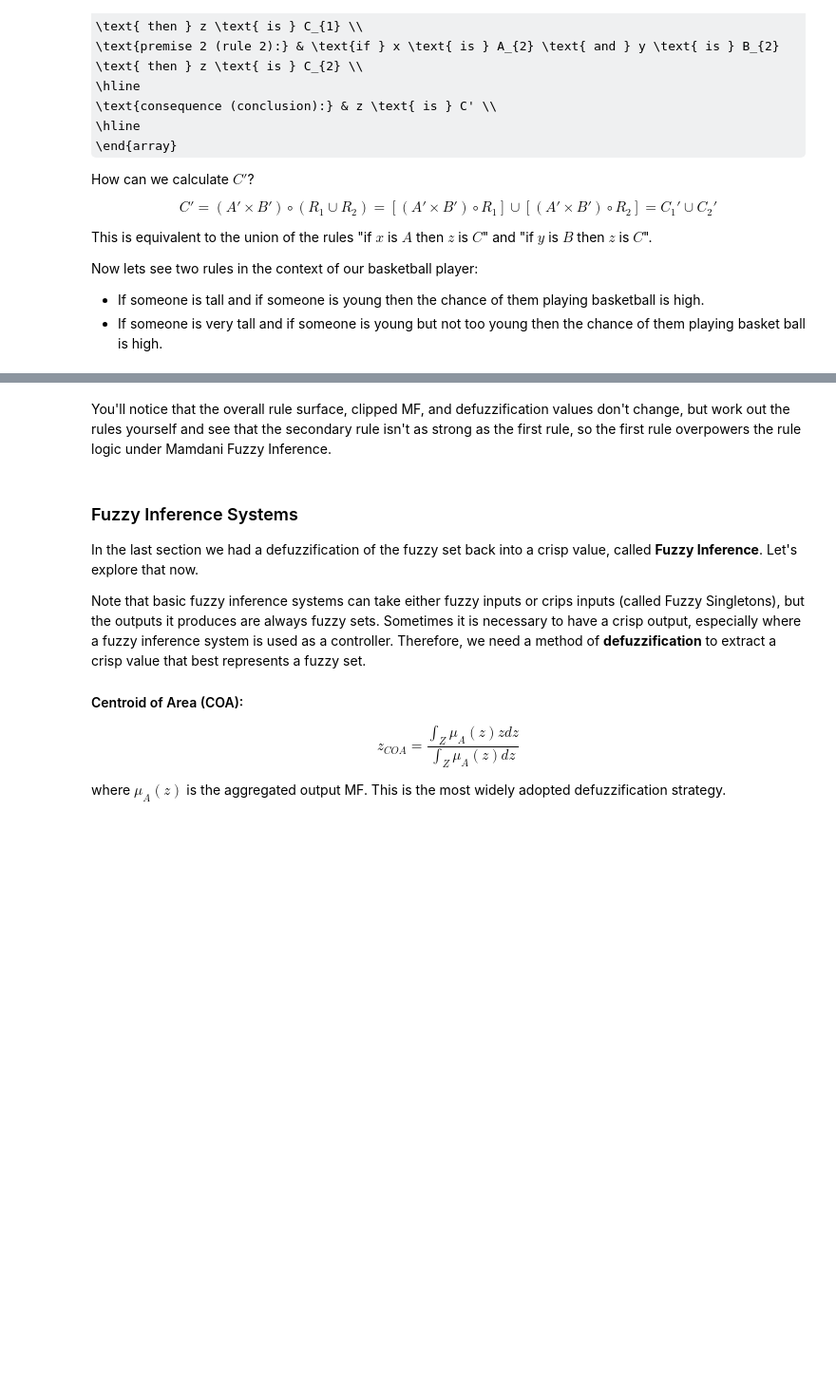
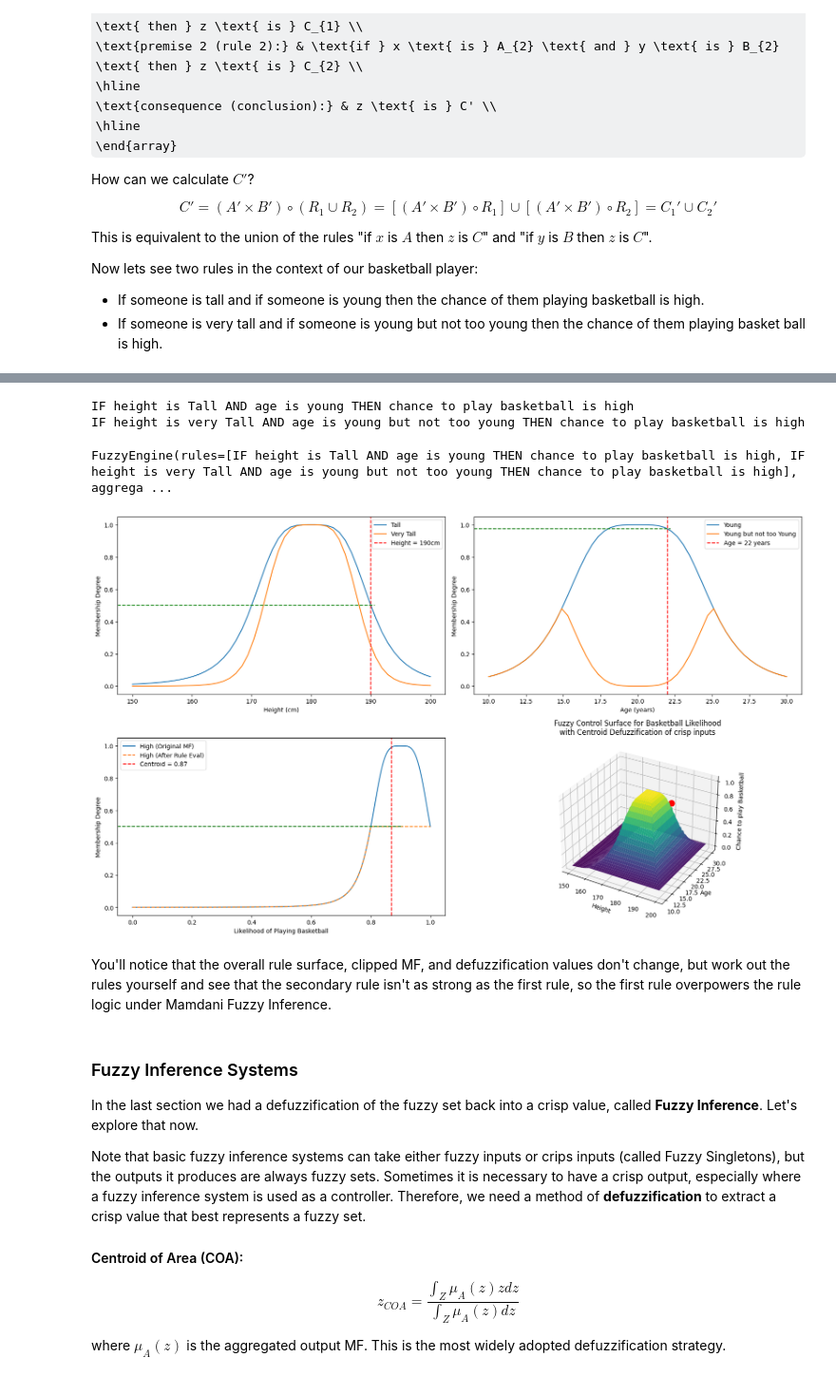
Before and after one commit to enyquist/fuzzylogic, a Jupyter notebook: notebooks/demo.ipynb, the cells around one changed output, grey strips where cells are left out. Shown at 95% size. Drawn from its saved outputs; the diff is of its cells as text; code cells hidden in the pictures; some formulas as TeX source; blank space fills up the shorter version.

```diff
--- a/notebooks/demo.ipynb
+++ b/notebooks/demo.ipynb
@@ -659,3 +608,80 @@ plt.show()
+# %%
+print(rule_1)
+print(rule_2)
+# %% [output]
+IF height is Tall AND age is young THEN chance to play basketball is high
+IF height is very Tall AND age is young but not too young THEN chance to play basketball is high
+# %%
+print(engine)
+# %% [output]
+FuzzyEngine(rules=[IF height is Tall AND age is young THEN chance to play basketball is high, IF height is very Tall AND age is young but not too young THEN chance to play basketball is high], aggrega ...
+# %%
+cut_high_mf = engine.compose([height_crisp, age_crisp])
+
+# Centroid defuzzification
+x_high = np.linspace(0, 1, 1000)
+y_values = [cut_high_mf(x) for x in x_high]
+centroid = np.sum(x_high * y_values) / np.sum(y_values)
+
+# Compute the rule strength for each combination of height and age
+Z = engine.calculate_fuzzy_control_surface([x_tall, x_young])
+
+# Plotting
+
+height_rule_1_strength = engine.rules[0].get_rule_strength([height_crisp, age_crisp])[0]  # Height omega (rule 1)
+height_rule_2_strength = engine.rules[1].get_rule_strength([height_crisp, age_crisp])[0]  # Height omega (rule 2)
+age_rule_1_strength = engine.rules[0].get_rule_strength([height_crisp, age_crisp])[1] # Age omega (rule 1)
+age_rule_2_strength = engine.rules[1].get_rule_strength([height_crisp, age_crisp])[1] # Age omega (rule 2)
+height_rule_strength = np.maximum(height_rule_1_strength, height_rule_2_strength) # Aggregate omega (height)
+age_rule_strength = np.maximum(age_rule_1_strength, age_rule_2_strength) # Aggregate omega (age)
+aggregate_rule_strength = np.minimum(height_rule_strength, age_rule_strength) # Aggregate omega (height and age)
+
+plt.figure(figsize=(25, 10))
+
+# Tall MF
+plt.subplot(2, 3, 1)
+plt.plot(x_tall, tall_mf(x_tall), label="Tall")
+plt.plot(x_tall, very_tall_mf(x_tall), label="Very Tall")
+plt.axvline(x=height_crisp, color="red", linestyle="--", label=f"Height = {height_crisp}cm")
+plt.axhline(y=height_rule_1_strength, color="green", linestyle="--", xmax=(height_crisp - 150) / 51)
+plt.xlabel("Height (cm)")
+plt.ylabel("Membership Degree")
+plt.legend()
+
+# Young MF
+plt.subplot(2, 3, 2)
+plt.plot(x_young, young_mf(x_young), label="Young")
+plt.plot(x_young, young_but_not_too_young_mf(x_young), label="Young but not too Young")
+plt.axvline(x=age_crisp, color="red", linestyle="--", label=f"Age = {age_crisp} years")
+plt.axhline(y=age_rule_1_strength, color="green", linestyle="--", xmax=(age_crisp - 10) / 20)
+plt.xlabel("Age (years)")
+plt.ylabel("Membership Degree")
+plt.legend()
+
+# High MF and Rule Evaluation
+plt.subplot(2, 3, 4)
+plt.plot(x_high, high_mf(x_high), label="High (Original MF)")
+plt.plot(x_high, [cut_high_mf(x) for x in x_high], label="High (After Rule Eval)", linestyle='--')
+plt.axvline(x=centroid, color="red", linestyle="--", label=f"Centroid = {centroid:.2f}")
+plt.axhline(y=aggregate_rule_strength, color="green", linestyle="--", xmax=centroid)
+plt.xlabel("Likelihood of Playing Basketball")
+plt.ylabel("Membership Degree")
+plt.legend()
+
+# Fuzzy Surface Visualization
+ax = plt.subplot(2, 3, 5, projection='3d')
+ax.plot_surface(H, A, Z, cmap='viridis')
+ax.scatter(height_crisp, age_crisp, centroid, color='r', s=100)  # add the point
+ax.set_xlabel('Height')
+ax.set_ylabel('Age')
+ax.set_zlabel('Chance to play Basketball')
+ax.set_title('Fuzzy Control Surface for Basketball Likelihood\nwith Centroid Defuzzification of crisp inputs')
+
+# Adjust layout for better visualization
+plt.tight_layout()
+plt.show()
+# %% [output]
+[figure, added]
 # %% [markdown]
 You'll notice that the overall rule surface, clipped MF, and defuzzification values don't change, but work out the rules yourself and see that the secondary rule isn't as strong as the first rule, so the first rule overpowers the rule logic under Mamdani Fuzzy Inference.
 # %% [markdown]
```
Also changed, not shown: parts of 6 cells of this notebook, 1 other file.
